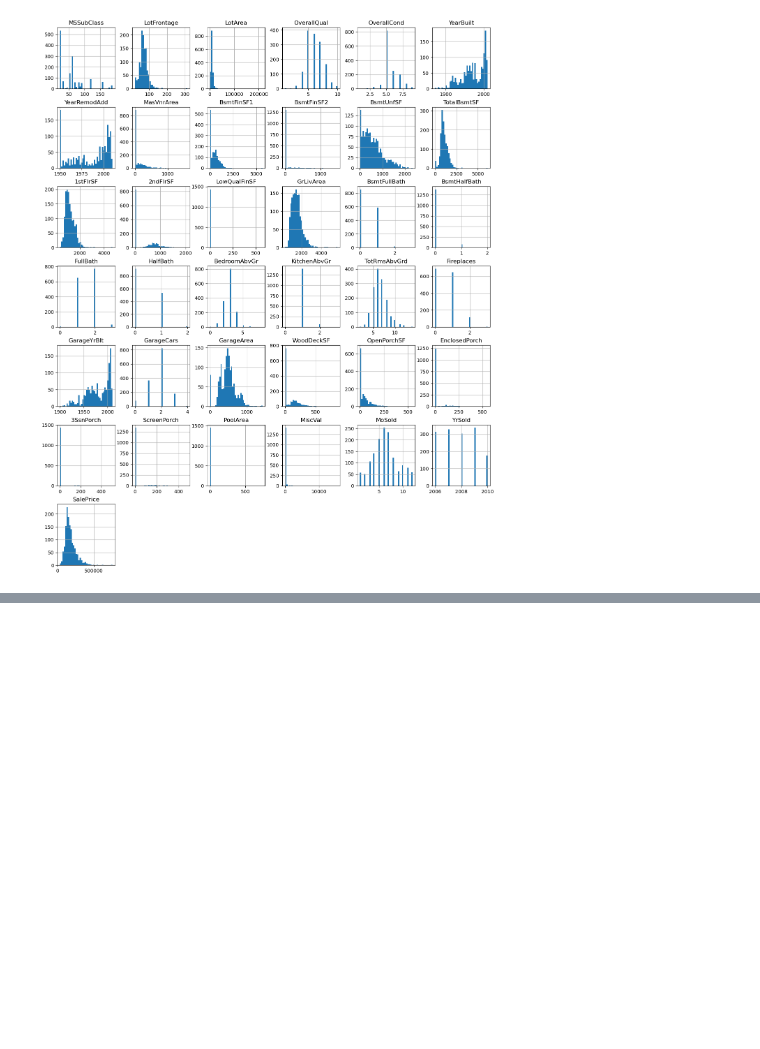
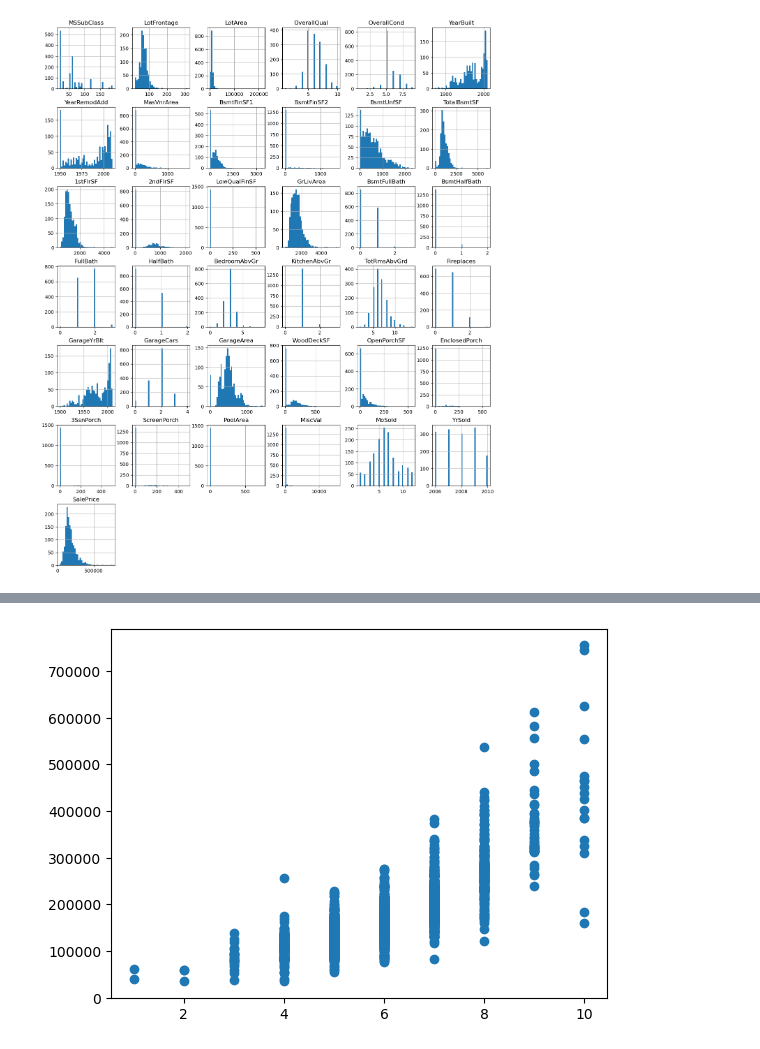
Before and after one commit to mstoychev/Data-Science-Projects, a Jupyter notebook: 2. House Prices/house_prices.ipynb, the cells around one changed output, grey strips where cells are left out. Saved outputs shown, nothing was run; the diff lists cells and outputs as text; code cells hidden in the pictures; blank space fills up the shorter version.

```diff
--- a/2. House Prices/house_prices.ipynb
+++ b/2. House Prices/house_prices.ipynb
@@ -129,0 +185,6 @@ plt.show()
+# %%
+# OverallQual → Rates the overall material and finish of the house (ordinal data, aldeady encoded)
+plt.scatter(x="OverallQual", y="SalePrice", data=train_data)
+plt.show()
+# %% [output]
+[figure, added]
```
Also changed, not shown: parts of 65 cells of this notebook.
